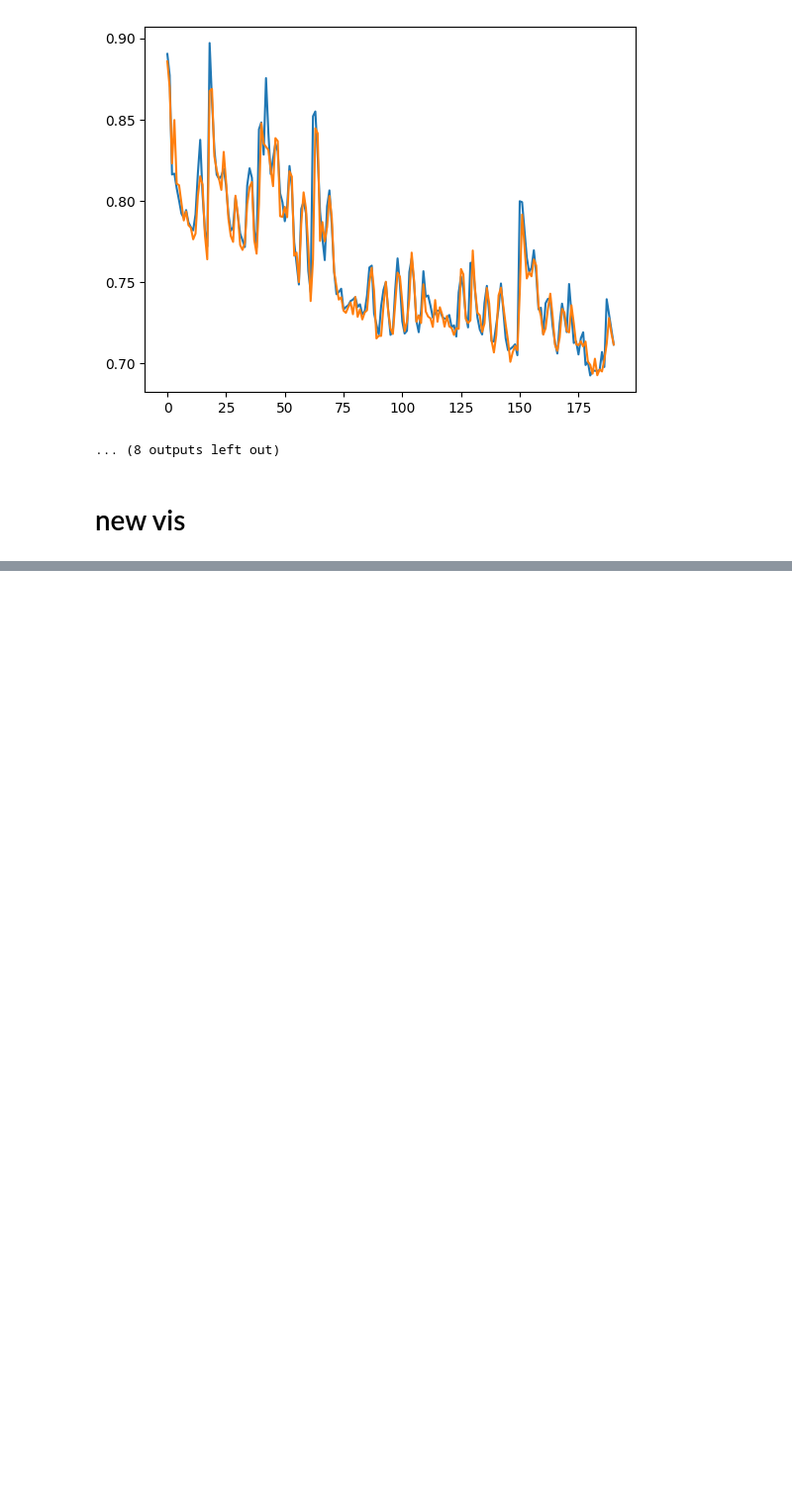
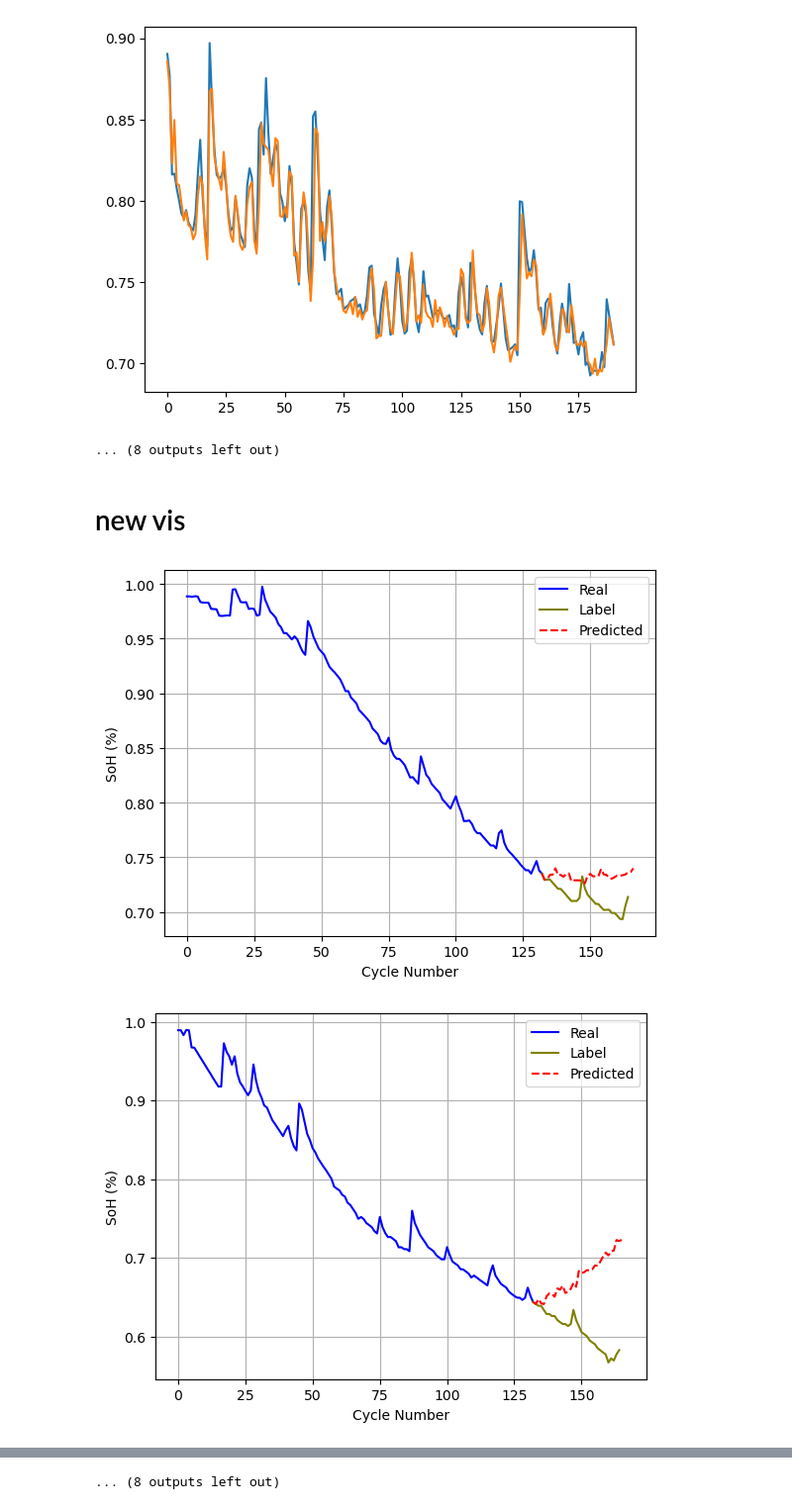
Before and after one commit to alc999/NARX-Transformer-SoH, a Jupyter notebook: dev.ipynb, the cells around one changed output, grey strips where cells are left out. Shown at 99% size. Saved outputs shown, nothing was run; the diff lists cells and outputs as text; code cells hidden in the pictures; blank space fills up the shorter version.

```diff
--- a/dev.ipynb
+++ b/dev.ipynb
@@ -160,7 +160,8 @@ with open('config.yaml', 'r') as file:
 
 # # Access the variables
 NUM_CYCLES = cfg['NUM_CYCLES']
-FEATURE_DIM = cfg['FEATURE_DIM']
+FEATURE_DIM1 = cfg['FEATURE_DIM1']
+FEATURE_DIM2 = cfg['FEATURE_DIM2']
 EPOCHS = cfg['EPOCHS']
 LEARNING_RATE = cfg['LEARNING_RATE']
 BATCH_SIZE = cfg['BATCH_SIZE']
@@ -176,34 +177,38 @@ train_dataloader = DataLoader(train_dataset, batch_size=BATCH_SIZE, shuffle=True
 test_dataloader  = DataLoader(test_dataset, batch_size=BATCH_SIZE, shuffle=True)
 
 # NN model
-model = CNN_Transformer(feature_dim=FEATURE_DIM, num_cycles=NUM_CYCLES).to(device)
+model = CNN_Transformer(feature_dim1=FEATURE_DIM1,feature_dim2=FEATURE_DIM2, num_cycles=NUM_CYCLES).to(device)
+model = torch.load('trained_model000165.pt', map_location=torch.device('cpu'))
 # %%
 def plot_predicted_capacity(model, train_dataset, test_dataset):
     device = torch.device('cuda' if torch.cuda.is_available() else 'cpu')
     battery_types = train_dataset.battery_data[:,0]
 
     for battery_type in np.unique(battery_types):
         train_data = train_dataset.battery_data[train_dataset.battery_data[:,0] == battery_type]
         test_data = test_dataset.battery_data[test_dataset.battery_data[:,0] == battery_type]
 
         train_caps = [c[-1] for c in train_data[:,-1]]
         test_caps = [c[-1] for c in test_data[:,-1]]
         pred_caps = [test_data[:,-1][0][-1], test_data[:,-1][1][-1]]
         for t_data in test_data:
             _, inputs, _ = t_data
             inputs = torch.tensor(inputs).float().unsqueeze(0).to(device)
             outputs = torch.tensor(pred_caps[-2:]).float().unsqueeze(0).to(device)
             # outputs = torch.tensor(outputs).float().unsqueeze(0).to(device)
             pred = model(inputs, outputs)
             pred_caps.append(pred.item())
 
         plt.plot(train_caps+[test_caps[0]], 'blue')
-        plt.plot(range(len(train_caps),len(train_caps)+len(test_caps)), test_caps, 'olive')
-        plt.plot(range(len(train_caps),len(train_caps)+len(pred_caps)), pred_caps, 'red')
+        plt.plot(range(len(train_caps),len(train_caps)+len(test_caps)), test_caps, c='olive')
+        plt.plot(range(len(train_caps),len(train_caps)+len(pred_caps)), pred_caps, '--', c='red')
         plt.grid('on')
         plt.legend(['Real','Label','Predicted'])
         plt.xlabel('Cycle Number')
         plt.ylabel('SoH (%)')
         plt.show()
 
-# plot_predicted_capacity(model, train_dataset, test_dataset)
+plot_predicted_capacity(model, train_dataset, test_dataset)
+# %% [output]
+[figure, added]
+[figure, added]
@@ -209,0 +225 @@ def plot_predicted_capacity(model, train_dataset, test_dataset):
+... (8 outputs left out)
```
Also changed, not shown: parts of 1 cell of this notebook.
